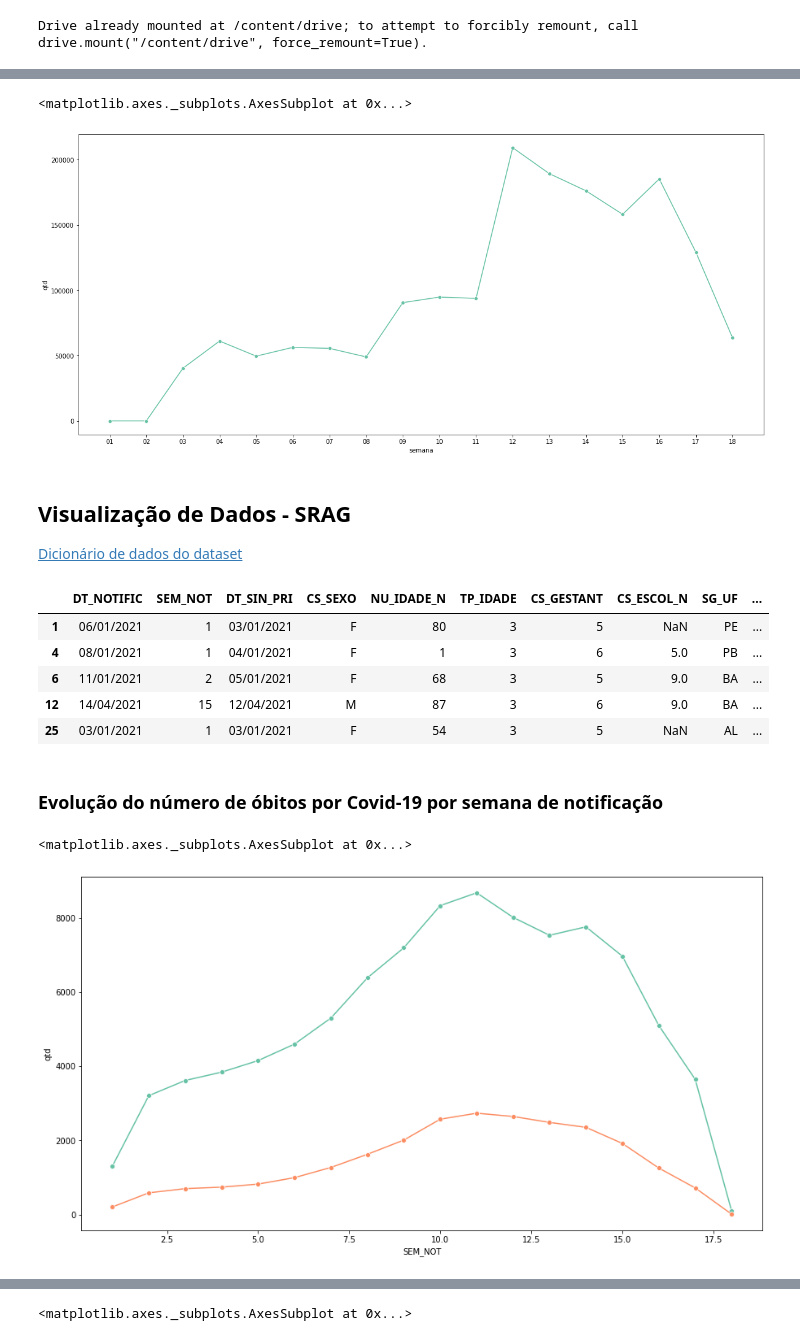
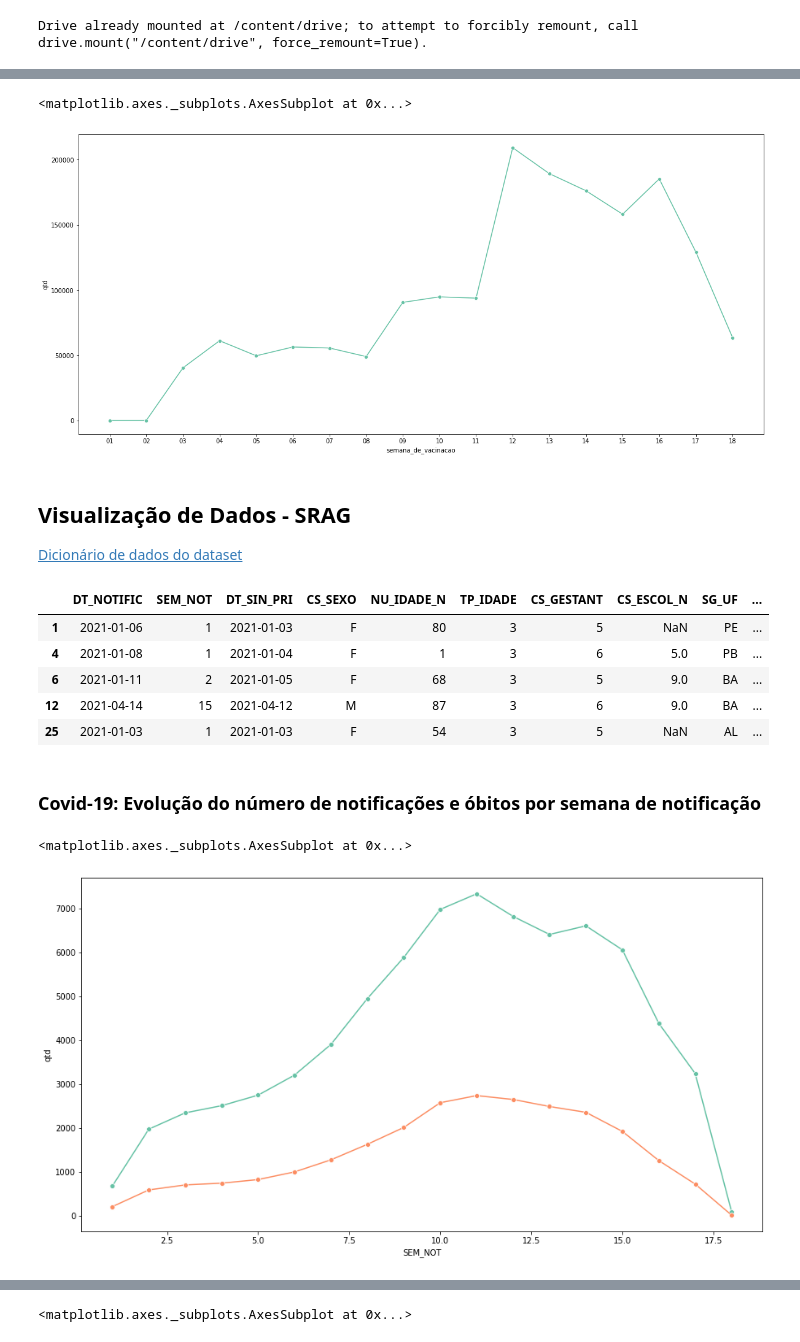
Before and after one commit to rch00/Projeto-ICD, a Jupyter notebook: 2 - Visualização de Dados I.ipynb, the cells around one changed output, grey strips where cells are left out. Saved outputs shown, nothing was run; the diff lists cells and outputs as text; code cells hidden in the pictures.

```diff
--- a/2 - Visualização de Dados I.ipynb
+++ b/2 - Visualização de Dados I.ipynb
@@ -45,12 +54,15 @@ cnvcc.head()
 # %%
+#Vacinados por data
 vacinados = cnvcc.groupby('vacina_dataAplicacao').size().reset_index(name='qtd')
-vacinados['semana'] = vacinados['vacina_dataAplicacao'].dt.strftime("%U")
+
+#Vacinados por semana de vacinação
+vacinados['semana_de_vacinacao'] = vacinados['vacina_dataAplicacao'].dt.strftime("%U")
 
 plt.figure(figsize=(20,9))
-sns.lineplot(data = vacinados, x='semana',y='qtd', marker='o', ci= None)
+sns.lineplot(data = vacinados, x='semana_de_vacinacao',y='qtd', marker='o', ci= None)
 # %% [output]
 <matplotlib.axes._subplots.AxesSubplot at 0x...>
-[figure, old version]
+[figure, new version]
 # %% [markdown]
 ## **Visualização de Dados - SRAG**
 
@@ -61,10 +73,10 @@ srag = pd.read_csv('/content/drive/MyDrive/Colab Notebooks/ICD/Datasets/SRAG - 2
 #Seleção de estados do nordeste
 nordeste = ['AL', 'BA', 'CE', 'MA', 'PB', 'PE', 'PI', 'RN', 'SE']
 srag = srag[srag['SG_UF'].isin(nordeste)]
-# %%
-#Conversao em datetime
-srag['DT_INTERNA'] = pd.to_datetime(srag['DT_INTERNA'],errors='coerce', dayfirst=True)
-srag['DT_EVOLUCA'] = pd.to_datetime(srag['DT_EVOLUCA'],errors='coerce', dayfirst=True)
-srag['DT_ENTUTI']  = pd.to_datetime(srag['DT_ENTUTI'],errors='coerce', dayfirst=True)
-srag['DT_SAIDUTI'] = pd.to_datetime(srag['DT_SAIDUTI'],errors='coerce', dayfirst=True)
+# %%
+#Conversao para datetime
+colunas_datatime = ['DT_NOTIFIC', 'DT_SIN_PRI', 'DT_INTERNA', 'DT_ENTUTI', 'DT_SAIDUTI', 'DT_EVOLUCA']
+
+for coluna in colunas_datatime:
+    srag[coluna] = pd.to_datetime(srag[coluna], errors="coerce", dayfirst=True)
 # %%
@@ -75,23 +87,28 @@ srag["TEMPO_UTI"] = ((srag["DT_SAIDUTI"] - srag["DT_ENTUTI"]).dt.days).astype("I
 srag.head()
 # %% [output]
 |  | DT_NOTIFIC | SEM_NOT | DT_SIN_PRI | CS_SEXO | NU_IDADE_N | TP_IDADE | CS_GESTANT | CS_ESCOL_N | SG_UF | ... |
-| 1 | 06/01/2021 | 1 | 03/01/2021 | F | 80 | 3 | 5 | NaN | PE | ... |
-| 4 | 08/01/2021 | 1 | 04/01/2021 | F | 1 | 3 | 6 | 5.0 | PB | ... |
-| 6 | 11/01/2021 | 2 | 05/01/2021 | F | 68 | 3 | 5 | 9.0 | BA | ... |
-| 12 | 14/04/2021 | 15 | 12/04/2021 | M | 87 | 3 | 6 | 9.0 | BA | ... |
-| 25 | 03/01/2021 | 1 | 03/01/2021 | F | 54 | 3 | 5 | NaN | AL | ... |
+| 1 | 2021-01-06 | 1 | 2021-01-03 | F | 80 | 3 | 5 | NaN | PE | ... |
+| 4 | 2021-01-08 | 1 | 2021-01-04 | F | 1 | 3 | 6 | 5.0 | PB | ... |
+| 6 | 2021-01-11 | 2 | 2021-01-05 | F | 68 | 3 | 5 | 9.0 | BA | ... |
+| 12 | 2021-04-14 | 15 | 2021-04-12 | M | 87 | 3 | 6 | 9.0 | BA | ... |
+| 25 | 2021-01-03 | 1 | 2021-01-03 | F | 54 | 3 | 5 | NaN | AL | ... |
 # %% [markdown]
-### Evolução do número de óbitos por Covid-19 por semana de notificação
+### **Covid-19: Evolução do número de notificações e óbitos por semana de notificação**
 # %%
-not_por_semana = pd.DataFrame(srag.groupby("SEM_NOT").size().reset_index(name="qtd"))
+#Casos de Covid-19
+pacientes_covid = srag[srag['CLASSI_FIN'] == 5]
 
-obitos_covid = srag.loc[(srag['CLASSI_FIN'] == 5) & (srag["EVOLUCAO"] == 2)][['EVOLUCAO', 'SEM_NOT']]
+#Notificação de Covid-19
+not_por_semana = pd.DataFrame(pacientes_covid.groupby("SEM_NOT").size().reset_index(name="qtd"))
+
+#Óbitos por Covid-19
+obitos_covid = pacientes_covid.loc[pacientes_covid["EVOLUCAO"] == 2][['EVOLUCAO', 'SEM_NOT']]
 obitos_covid_por_semana = obitos_covid.groupby(["EVOLUCAO", "SEM_NOT"]).size().reset_index(name="qtd")
 
 fig, ax = plt.subplots(figsize=(15, 8))
 sns.lineplot(data=not_por_semana, x="SEM_NOT", y ="qtd", marker='o')
 sns.lineplot(data=obitos_covid_por_semana, x="SEM_NOT", y="qtd", marker='o')
 # %% [output]
 <matplotlib.axes._subplots.AxesSubplot at 0x...>
-[figure, old version]
+[figure, new version]
 # %% [markdown]
```
Also changed, not shown: parts of 17 cells of this notebook.
